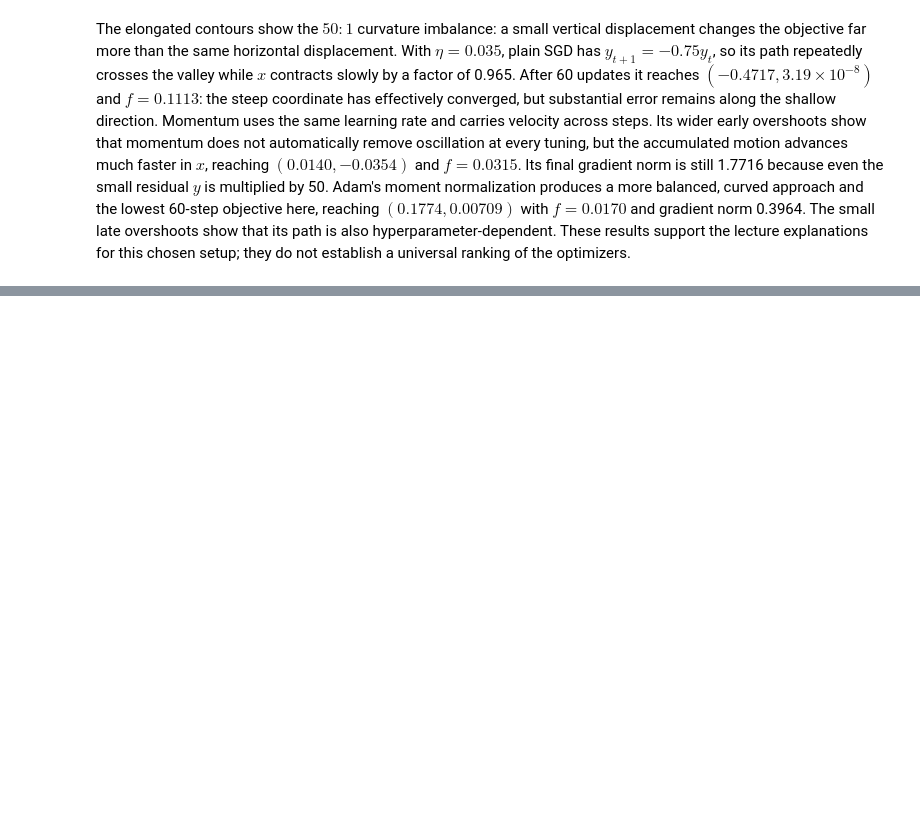
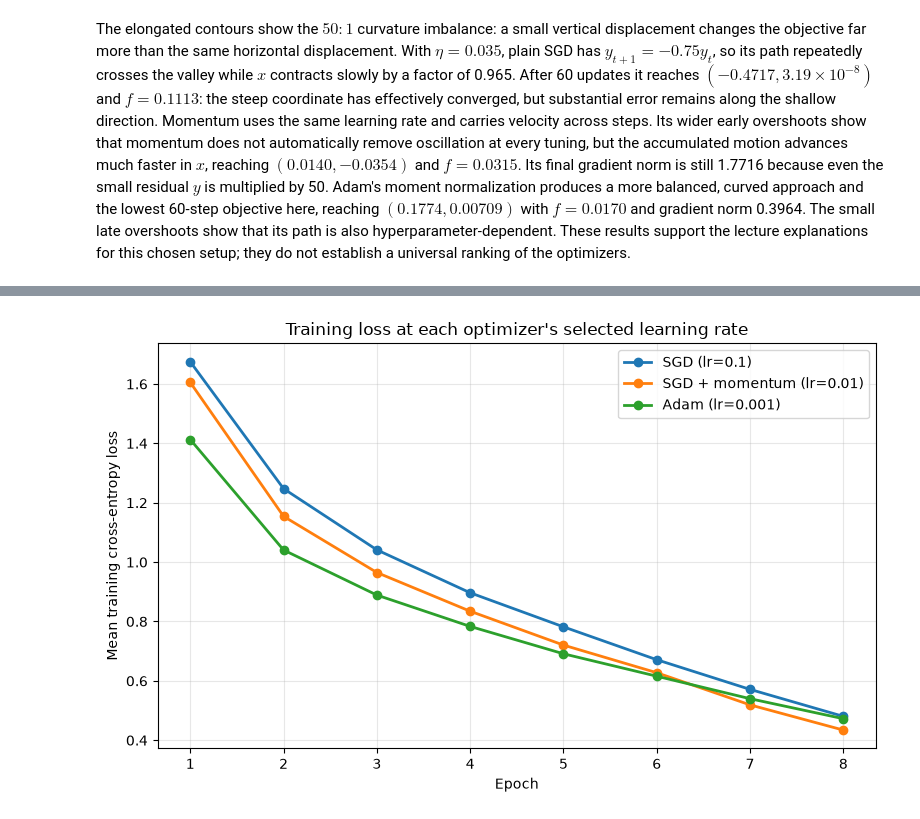
Before and after one commit to LahiruMJ11/CNN-with-CIFAR10, a Jupyter notebook: CNN with CIFAR10.ipynb, the cells around one changed output, grey strips where cells are left out. Cells and saved outputs as stored; diff of their text form; code cells hidden in the pictures; blank space fills up the shorter version.

```diff
--- a/CNN with CIFAR10.ipynb
+++ b/CNN with CIFAR10.ipynb
@@ -1571,0 +1831,19 @@ The elongated contours show the $50{:}1$ curvature imbalance: a small vertical d
+# %%
+fig, axis = plt.subplots(figsize=(8, 5))
+for optimizer_name, best_rate in task2c_best_rates.items():
+    history = task2c_histories[(optimizer_name, best_rate)]
+    axis.plot(
+        history["epoch"], history["training loss"], marker="o", linewidth=2,
+        label=f"{optimizer_name} (lr={best_rate:g})",
+    )
+axis.set(
+    xlabel="Epoch", ylabel="Mean training cross-entropy loss",
+    title="Training loss at each optimizer's selected learning rate",
+)
+axis.set_xticks(range(1, TASK2C_EPOCHS + 1))
+axis.grid(alpha=0.3)
+axis.legend()
+fig.tight_layout()
+plt.show()
+# %% [output]
+[figure, added]
```
Also changed, not shown: parts of 11 cells of this notebook.
